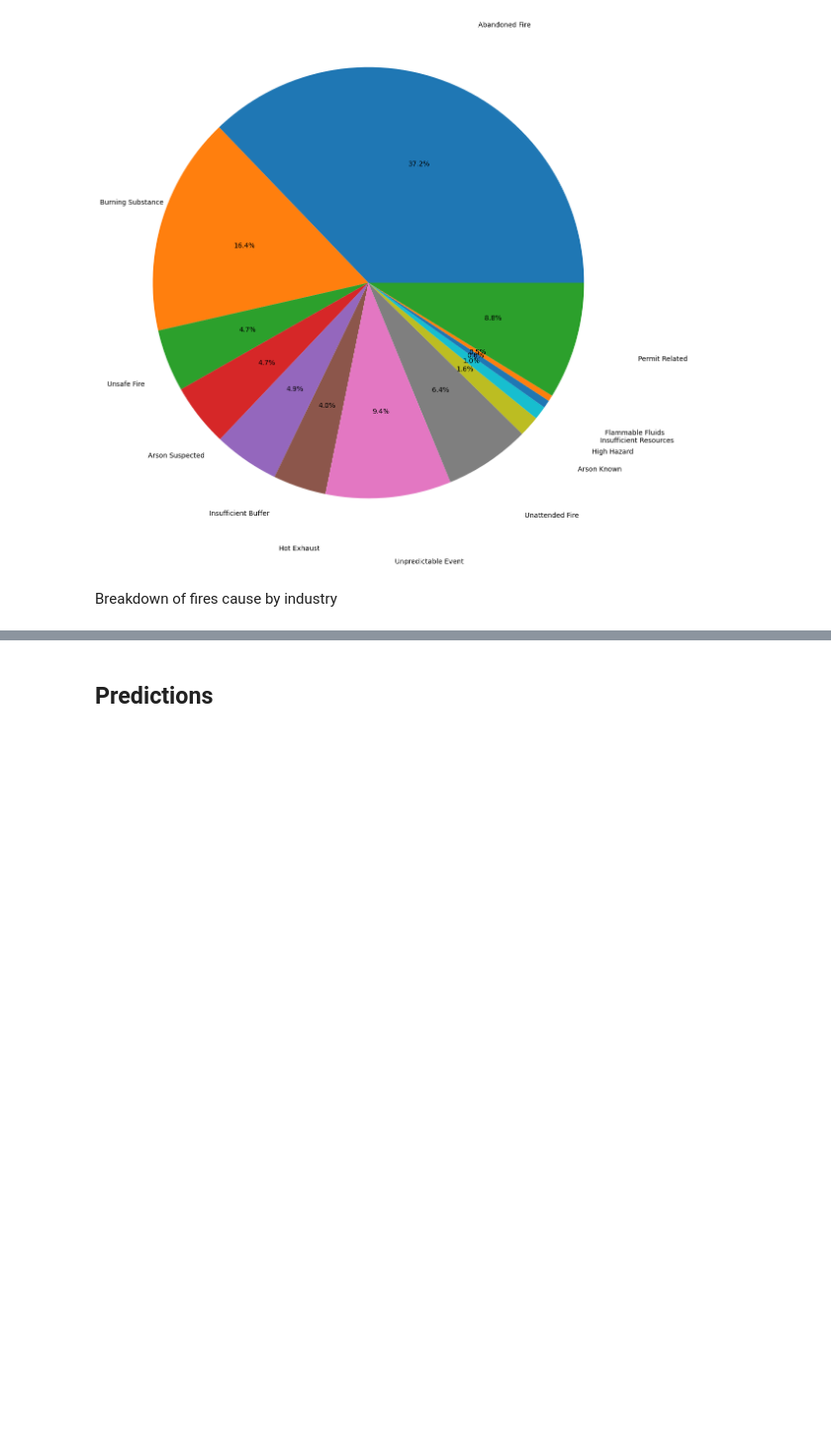
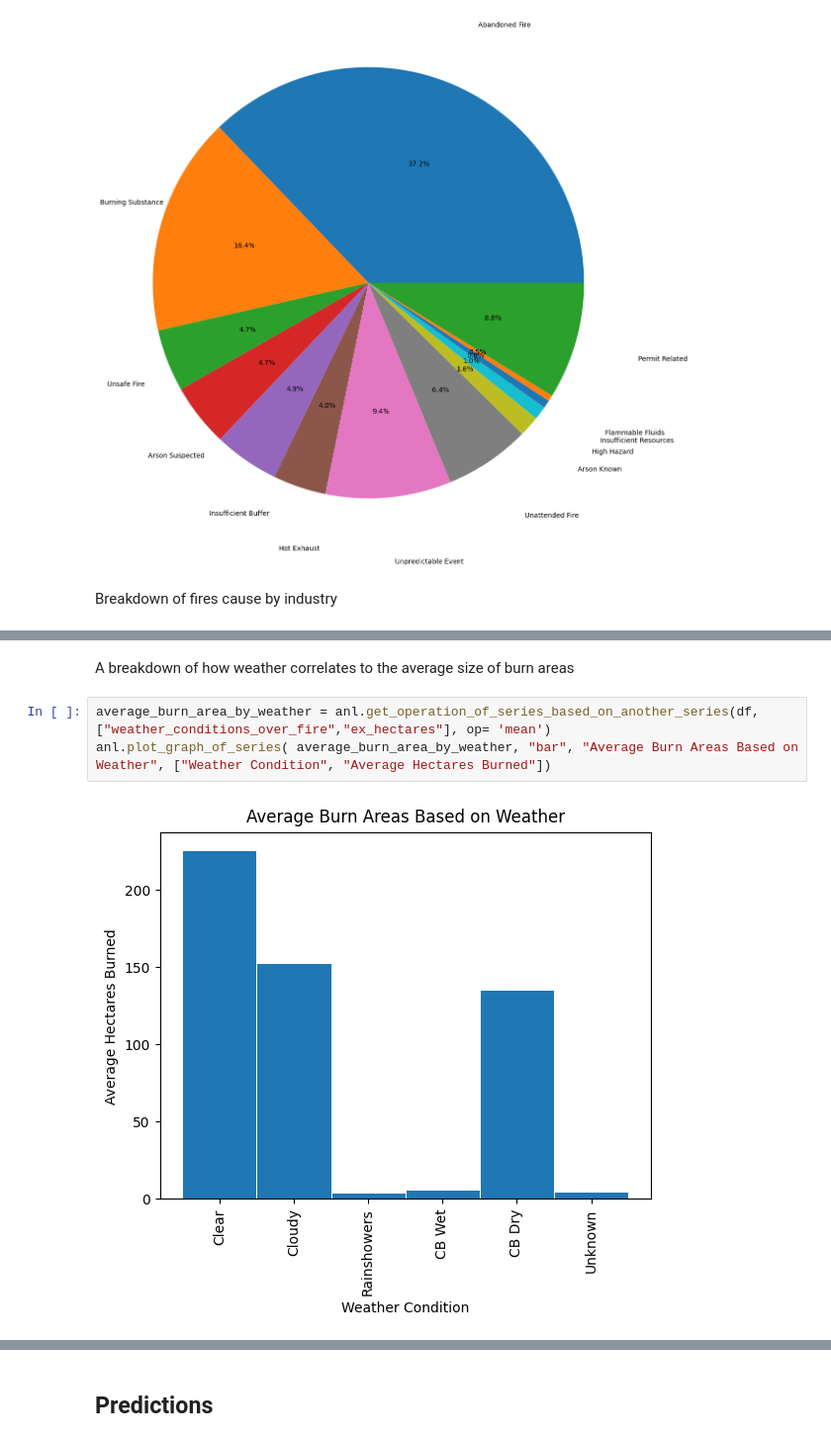
Before and after one commit to david-belman/ECE-143-Wildfire-Project, a Jupyter notebook: results.ipynb, the cells around one changed output, grey strips where cells are left out. Shown at 99% size. Saved outputs shown, nothing was run; the diff lists cells and outputs as text; blank space fills up the shorter version.

```diff
--- a/results.ipynb
+++ b/results.ipynb
@@ -54,0 +78,7 @@ anl.plot_graph_of_series( , "bar", "Fires by Year", ["Year", "Number of Fires"])
+# %% [markdown]
+A breakdown of how weather correlates to the average size of burn areas
+# %%
+average_burn_area_by_weather = anl.get_operation_of_series_based_on_another_series(df,["weather_conditions_over_fire","ex_hectares"], op= 'mean')
+anl.plot_graph_of_series( average_burn_area_by_weather, "bar", "Average Burn Areas Based on Weather", ["Weather Condition", "Average Hectares Burned"])
+# %% [output]
+[figure, added]
```
Also changed, not shown: parts of 20 cells of this notebook, 4 other files.
